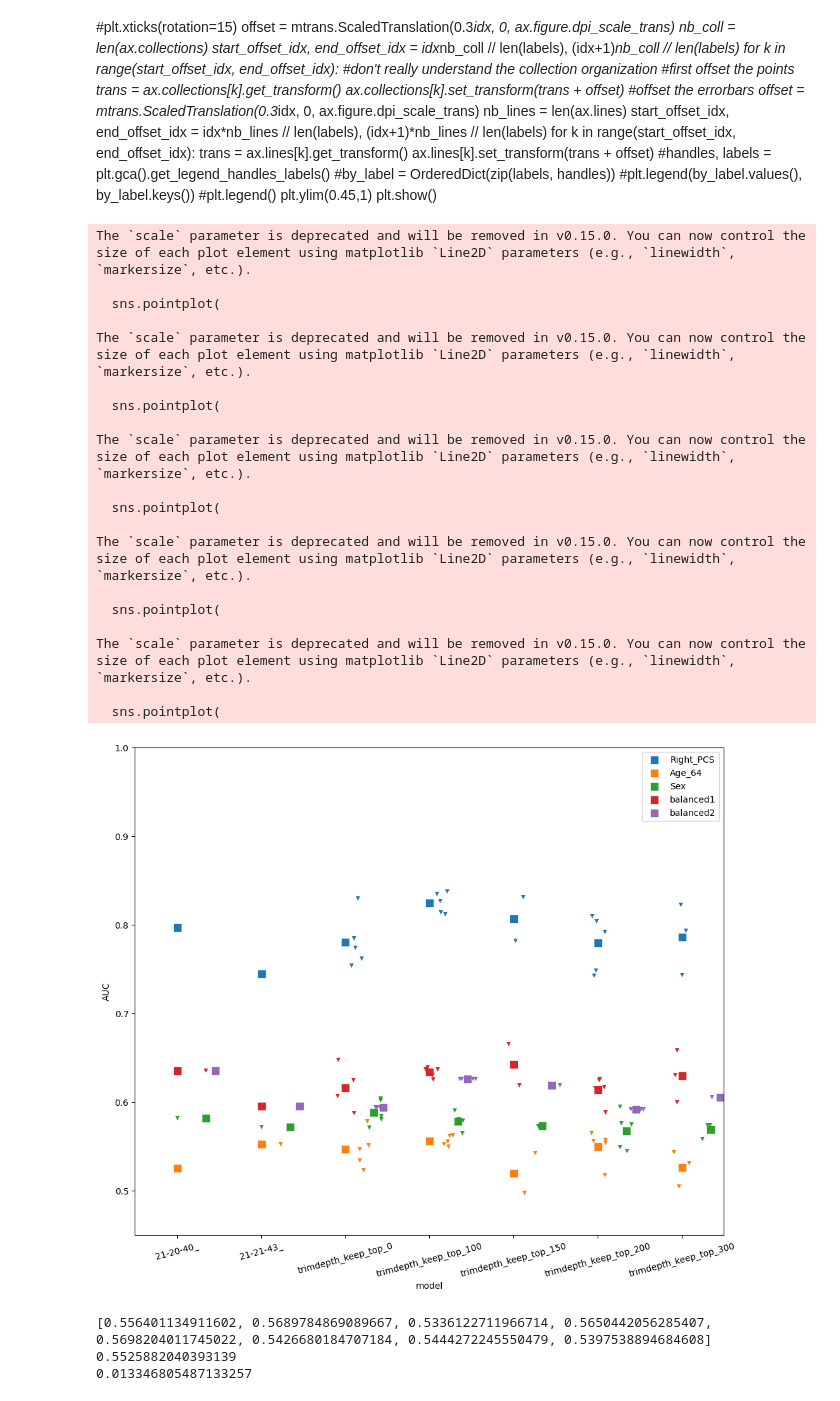
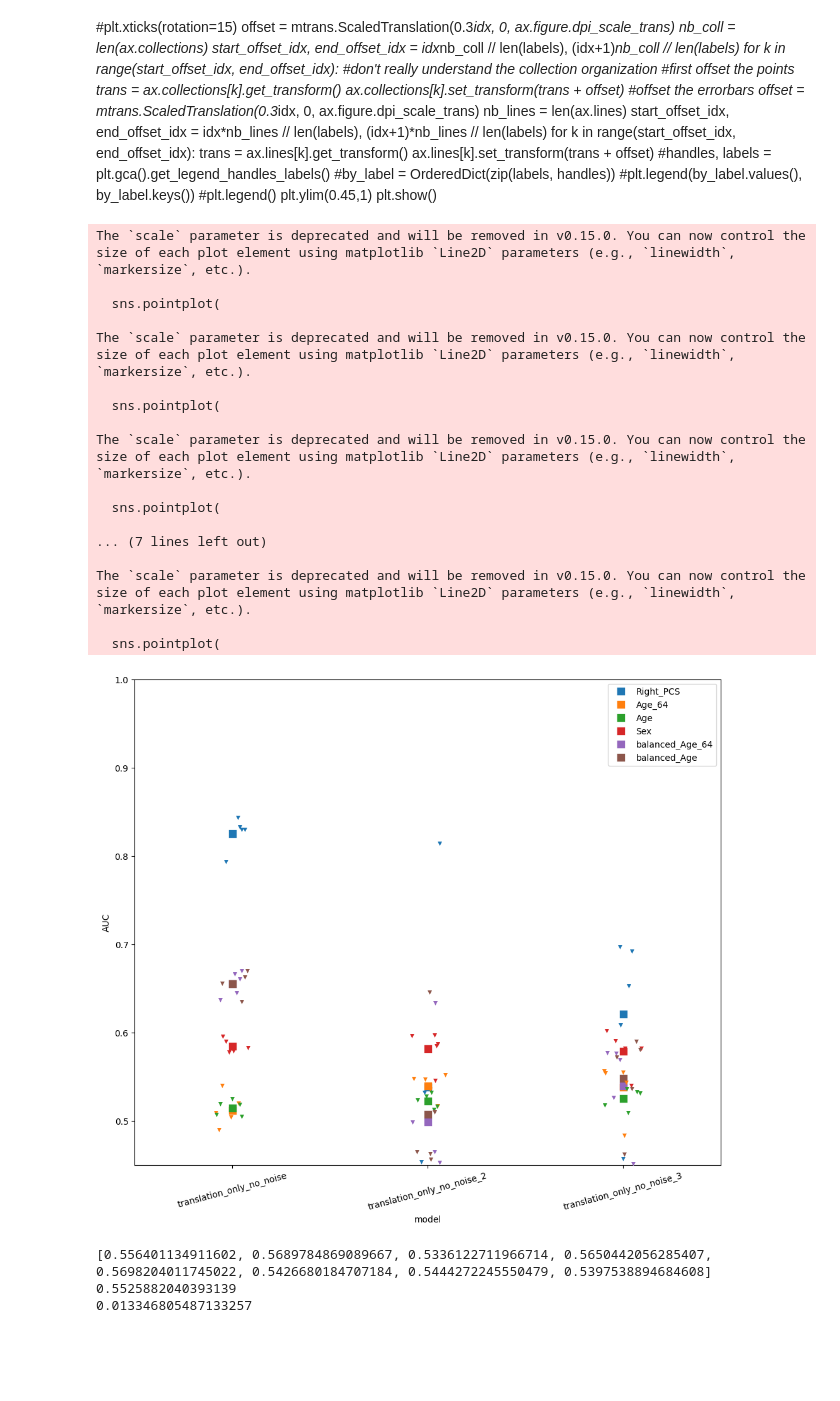
Before and after one commit to neurospin/champollion_V1, a Jupyter notebook: contrastive/notebooks/julien/visu_perf.ipynb, the cells around one changed output. Cells and saved outputs as stored; diff of their text form; code cells hidden in the pictures; blank space fills up the shorter version.

```diff
--- a/contrastive/notebooks/julien/visu_perf.ipynb
+++ b/contrastive/notebooks/julien/visu_perf.ipynb
@@ -163,25 +163,29 @@ plt.show()
 # %% [output]
 [figure]
 # %%
-models_dirs = '/volatile/jl277509/Runs/02_STS_babies/Program/Output/2024-02-10/'
-labels=['Right_PCS','Age_64','Sex']
+models_dirs = '/volatile/jl277509/Runs/02_STS_babies/Program/Output/translation_magnitude/'
+labels=['Right_PCS','Age_64', 'Age', 'Sex']
 #labels=['Right_PCS', 'Age_64']
+#labels=['Right_PCS']
 target='train_val_values.json'
 metric = 'train_val_auc'
-embeddings = ['ACC_1','UKB_5percent','UKB_5percent']
+embeddings = ['ACC_1','UKB_5percent','UKB_5percent', 'UKB_5percent']
 #model_name = 'translation'
 model_name = ''
 df_list=[]
 for label, embedding in zip(labels, embeddings):
     dict_values={}
-    selected_models_dirs = [root for root, dirs, files in os.walk(models_dirs)
-                                if (target in files) & (label in root) & (embedding in root) & (model_name in root) & ('best_model' not in root)]
+    selected_models_dirs = [root for root, dirs, files in os.walk(models_dirs, followlinks=True)
+                                if (target in files) & (root.endswith(label)) & (embedding in root) & (model_name in root) & ('best_model' not in root)]
     print(f'{label}: {selected_models_dirs}')
     dict_values = {'model': [], label: []}
     for directory in selected_models_dirs:
         with open(os.path.join(directory,target), 'r') as f:
             perf = json.load(f)
-            value = perf[metric][0]
+            if isinstance(perf[metric], float):
+                value = perf[metric]
+            else:
+                value = perf[metric][0]
             name = directory.replace(models_dirs, '').split('/')[0]
             dict_values['model'].append(name)
             dict_values[label].append(value)
@@ -219,10 +227,11 @@ df
 # %%
-df['balanced1'] = (df['Right_PCS'].to_numpy()+ np.minimum(np.ones(len(df['Age_64']))-df['Age_64'].to_numpy(),0.5)) / 2
-df['balanced2'] = [(np.mean(df.loc[df['model']==model]['Right_PCS'].to_numpy())
-                   +np.mean(np.minimum(np.ones(len(df.loc[df['model']==model]))-df.loc[df['model']==model]['Age_64'].to_numpy(),0.5))
-                   -np.std(df.loc[df['model']==model]['Right_PCS'].to_numpy())
-                   -np.std(df.loc[df['model']==model]['Age_64'].to_numpy())
-)/2 for model in df['model'].tolist()]
+df['balanced_Age_64'] = (df['Right_PCS'].to_numpy()+ np.minimum(np.ones(len(df['Age_64']))-df['Age_64'].to_numpy(),0.5)) / 2
+df['balanced_Age'] = (df['Right_PCS'].to_numpy()+ np.minimum(np.ones(len(df['Age']))-df['Age'].to_numpy(),0.5)) / 2
+#df['balanced2'] = [(np.mean(df.loc[df['model']==model]['Right_PCS'].to_numpy())
+#                   +np.mean(np.minimum(np.ones(len(df.loc[df['model']==model]))-df.loc[df['model']==model]['Age_64'].to_numpy(),0.5))
+#                   -np.std(df.loc[df['model']==model]['Right_PCS'].to_numpy())
+#                   -np.std(df.loc[df['model']==model]['Age_64'].to_numpy())
+#)/2 for model in df['model'].tolist()]
 # %% [markdown]
 plt.close()
 fig, ax = plt.subplots(figsize=(15,10))
@@ -260,6 +269,7 @@ plt.show()
 plt.close()
 labels=df.keys().tolist()
 labels.remove('model')
+off=0
 fig, ax = plt.subplots(figsize=(12,10))
 for idx, label in enumerate(labels):
     #sns.violinplot(data=df, x='model', y=label, label=label, inner='point')
@@ -271,44 +281,42 @@ for idx, label in enumerate(labels):
         marker="s", markersize=10, markeredgewidth=2,ax=ax,label=label,scale=1.2)
     plt.ylabel('AUC')
     plt.xticks(rotation=15)
-    offset = mtrans.ScaledTranslation(0.15*idx, 0, ax.figure.dpi_scale_trans)
+    offset = mtrans.ScaledTranslation(off*idx, 0, ax.figure.dpi_scale_trans)
     nb_coll = len(ax.collections)
     start_offset_idx, end_offset_idx = idx*nb_coll // len(labels), (idx+1)*nb_coll // len(labels)
     for k in range(start_offset_idx, end_offset_idx): #don't really understand the collection organization
         #first offset the points
         trans = ax.collections[k].get_transform()
         ax.collections[k].set_transform(trans + offset)
     #offset the errorbars
-    offset = mtrans.ScaledTranslation(0.15*idx, 0, ax.figure.dpi_scale_trans)
+    offset = mtrans.ScaledTranslation(off*idx, 0, ax.figure.dpi_scale_trans)
     nb_lines = len(ax.lines)
     start_offset_idx, end_offset_idx = idx*nb_lines // len(labels), (idx+1)*nb_lines // len(labels)
     for k in range(start_offset_idx, end_offset_idx):
         trans = ax.lines[k].get_transform()
         ax.lines[k].set_transform(trans + offset)
 plt.legend()
 plt.ylim(0.45,1)
 plt.show()
 # %% [output]
 The `scale` parameter is deprecated and will be removed in v0.15.0. You can now control the size of each plot element using matplotlib `Line2D` parameters (e.g., `linewidth`, `markersize`, etc.).
 
   sns.pointplot(
 
 The `scale` parameter is deprecated and will be removed in v0.15.0. You can now control the size of each plot element using matplotlib `Line2D` parameters (e.g., `linewidth`, `markersize`, etc.).
 
   sns.pointplot(
 
 The `scale` parameter is deprecated and will be removed in v0.15.0. You can now control the size of each plot element using matplotlib `Line2D` parameters (e.g., `linewidth`, `markersize`, etc.).
 
   sns.pointplot(
 
-The `scale` parameter is deprecated and will be removed in v0.15.0. You can now control the size of each plot element using matplotlib `Line2D` parameters (e.g., `linewidth`, `markersize`, etc.).
-
-  sns.pointplot(
+... (7 lines left out)
 
 The `scale` parameter is deprecated and will be removed in v0.15.0. You can now control the size of each plot element using matplotlib `Line2D` parameters (e.g., `linewidth`, `markersize`, etc.).
 
   sns.pointplot(
-[figure, old version]
+[figure, new version]
 # %%
 # visu when model root names are identical
 # for one folder
```
Also changed, not shown: parts of 3 cells of this notebook, 5 other files.
